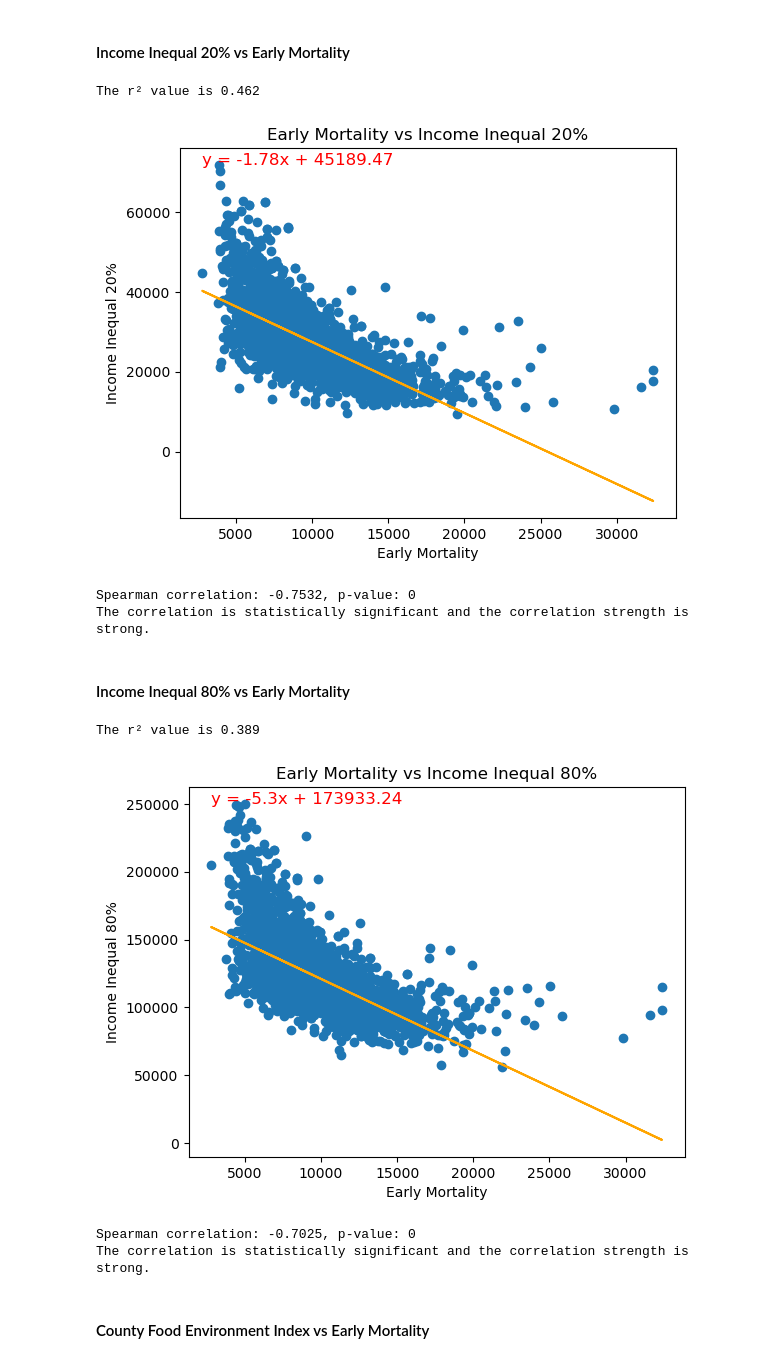
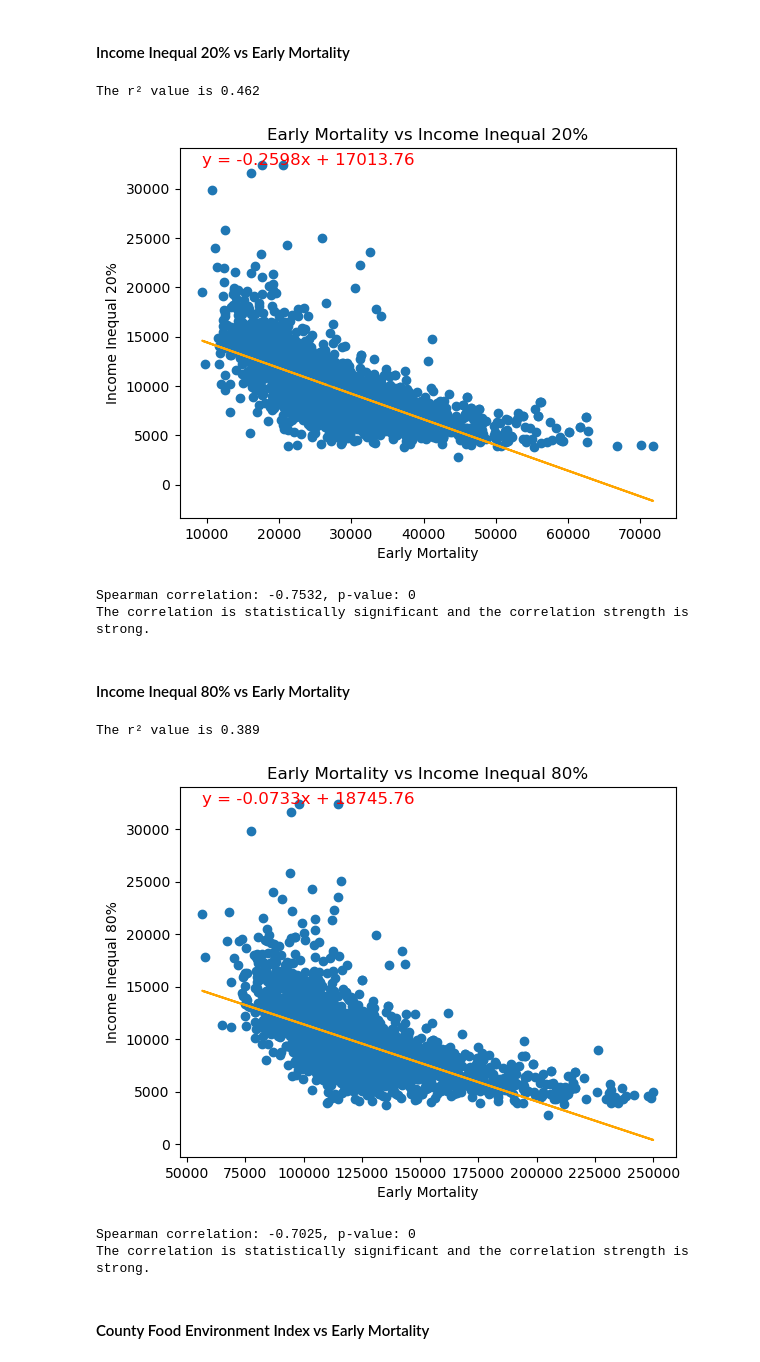
Before and after one commit to the-eva-a/group-1-project-1, a Jupyter notebook: notebooks/Variable_Correlation_Relationships_Accurate.ipynb, the cells around one changed output. Saved outputs shown, nothing was run; the diff lists cells and outputs as text; code cells hidden in the pictures.

```diff
--- a/notebooks/Variable_Correlation_Relationships_Accurate.ipynb
+++ b/notebooks/Variable_Correlation_Relationships_Accurate.ipynb
@@ -155,7 +155,7 @@ def cool_linear_regression_function(x_values, y_values, cool_xlabel, cool_ylabel
     plt.ylabel(cool_ylabel)
 
     # Add the equation used for the regression line
-    equation_text = f"y = {round(slope, 2)}x + {round(intercept, 2)}"
+    equation_text = f"y = {round(slope, 4)}x + {round(intercept, 2)}"
     plt.text(x.min(), y.max(), equation_text, fontsize=12, color='red')
 
     plt.show()
@@ -228,8 +228,8 @@ print(p_value, correlation)
 # %%
 # Set x and y values and labels
 
-x_values = county_df["early_death_years_lost"]
-y_values = county_df["income_inequal_20pct"]
+x_values = county_df["income_inequal_20pct"]
+y_values = county_df["early_death_years_lost"]
 cool_xlabel = "Early Mortality"
 cool_ylabel = "Income Inequal 20%"
 
@@ -258,7 +258,7 @@ else:
     print("The correlation is not statistically significant.")
 # %% [output]
 The r² value is 0.462
-[figure, old version]
+[figure, new version]
 Spearman correlation: -0.7532, p-value: 0
 The correlation is statistically significant and the correlation strength is strong.
 # %% [markdown]
@@ -266,37 +266,37 @@ The correlation is statistically significant and the correlation strength is str
 # %%
 # Set x and y values and labels
 
-x_values = county_df["early_death_years_lost"]
-y_values = county_df["income_inequal_80pct"]
+x_values = county_df["income_inequal_80pct"]
+y_values = county_df["early_death_years_lost"]
 cool_xlabel = "Early Mortality"
 cool_ylabel = "Income Inequal 80%"
 
 # Create the linear regression plot
 cool_linear_regression_function(x_values, y_values, cool_xlabel, cool_ylabel)
 
 # Call the correlation function and capture all returned values
 correlation, p_value, correlation_type = correlation_function(x_values, y_values)
 
 # Print results
 print(f"{correlation_type} correlation: {round(correlation, 4)}, p-value: {p_value:.4g}")
 
 # Interpretation
 if p_value < 0.05:
 
     # Determine the strength of the correlation
     if abs(correlation) >= 0.7:
         strength = "strong"
     elif abs(correlation) >= 0.3:
         strength = "moderate"
     else:
         strength = "weak"
 
     print(f"The correlation is statistically significant and the correlation strength is {strength}.")
 else:
     print("The correlation is not statistically significant.")
 # %% [output]
 The r² value is 0.389
-[figure, old version]
+[figure, new version]
 Spearman correlation: -0.7025, p-value: 0
 The correlation is statistically significant and the correlation strength is strong.
 # %% [markdown]
```
Also changed, not shown: parts of 22 cells of this notebook, 14 other files.
